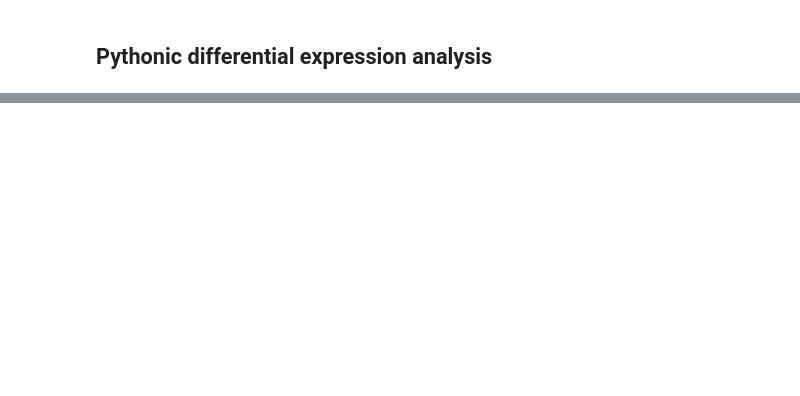
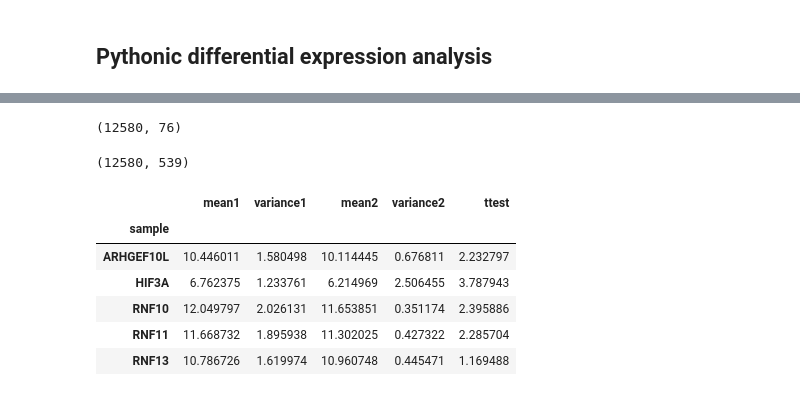
Before and after one commit to francismjenkins/Capstone_project, a Jupyter notebook: Capstone_Project.ipynb, the cells around one changed output, grey strips where cells are left out. Drawn from its saved outputs; the diff is of its cells as text; code cells hidden in the pictures; blank space fills up the shorter version.

```diff
--- a/Capstone_Project.ipynb
+++ b/Capstone_Project.ipynb
@@ -175,0 +178,3 @@ biocinstaller = importr("BiocInstaller")
+# %%
+df1_stats = df1[['mean1', 'variance1']]
+df1_stats.head()
@@ -175,0 +189,3 @@ biocinstaller = importr("BiocInstaller")
+# %%
+df2_stats = df2[['mean2', 'variance2']]
+df2_stats.head()
@@ -175,0 +200,3 @@ biocinstaller = importr("BiocInstaller")
+# %%
+df = pd.concat([df1_stats, df2_stats], axis=1)
+df.head()
@@ -175,0 +211,20 @@ biocinstaller = importr("BiocInstaller")
+# %%
+df1.shape
+# %% [output]
+(12580, 76)
+# %%
+df2.shape
+# %% [output]
+(12580, 539)
+# %%
+df['ttest'] = abs((df['mean1'] - df['mean2'])/(np.sqrt(df['variance1']/76 + df['variance2']/539)))
+# %%
+df.head()
+# %% [output]
+|  | mean1 | variance1 | mean2 | variance2 | ttest |
+| sample |  |  |  |  |  |
+| ARHGEF10L | 10.446011 | 1.580498 | 10.114445 | 0.676811 | 2.232797 |
+| HIF3A | 6.762375 | 1.233761 | 6.214969 | 2.506455 | 3.787943 |
+| RNF10 | 12.049797 | 2.026131 | 11.653851 | 0.351174 | 2.395886 |
+| RNF11 | 11.668732 | 1.895938 | 11.302025 | 0.427322 | 2.285704 |
+| RNF13 | 10.786726 | 1.619974 | 10.960748 | 0.445471 | 1.169488 |
```
Also changed, not shown: parts of 35 cells of this notebook.
